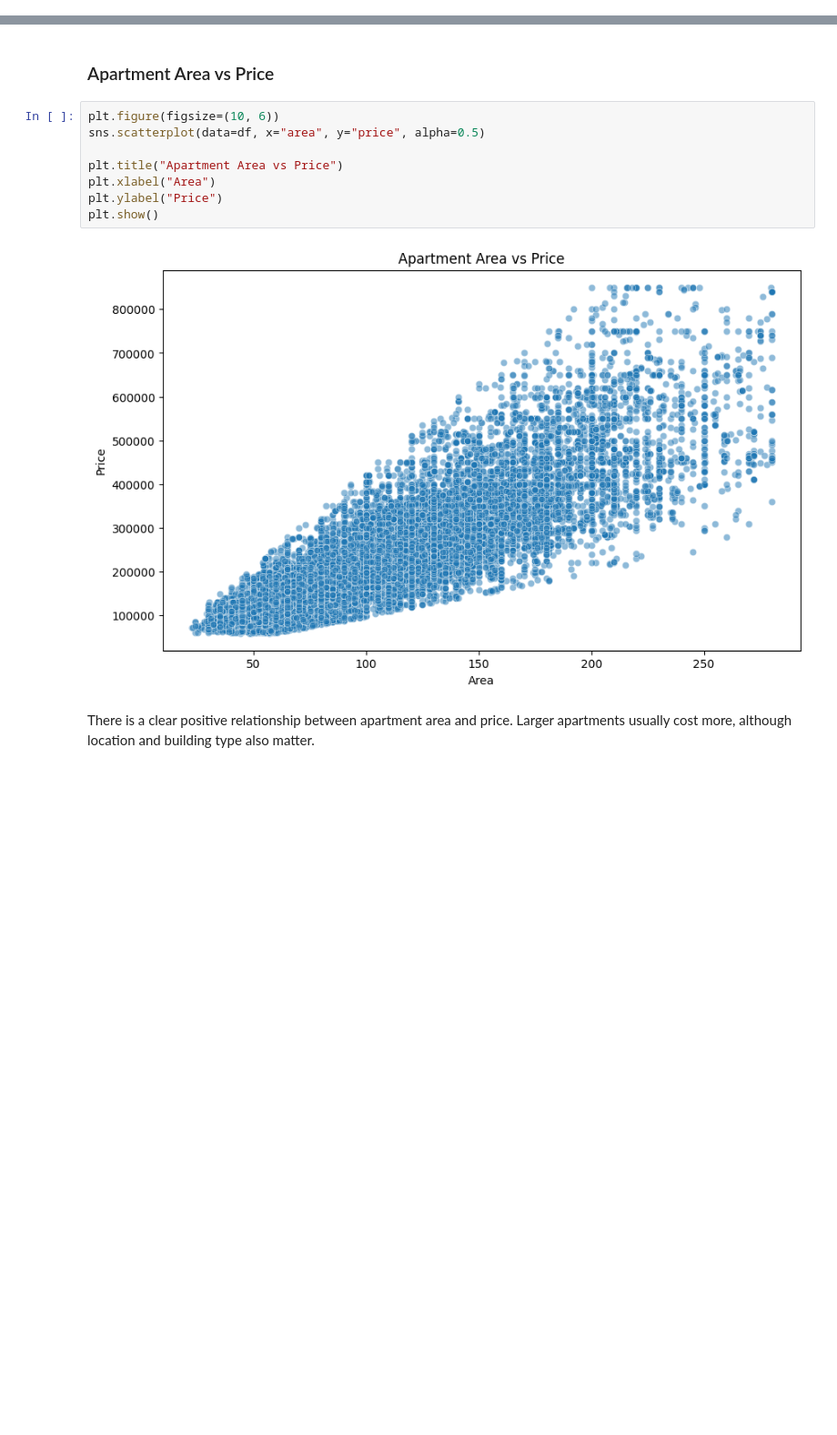
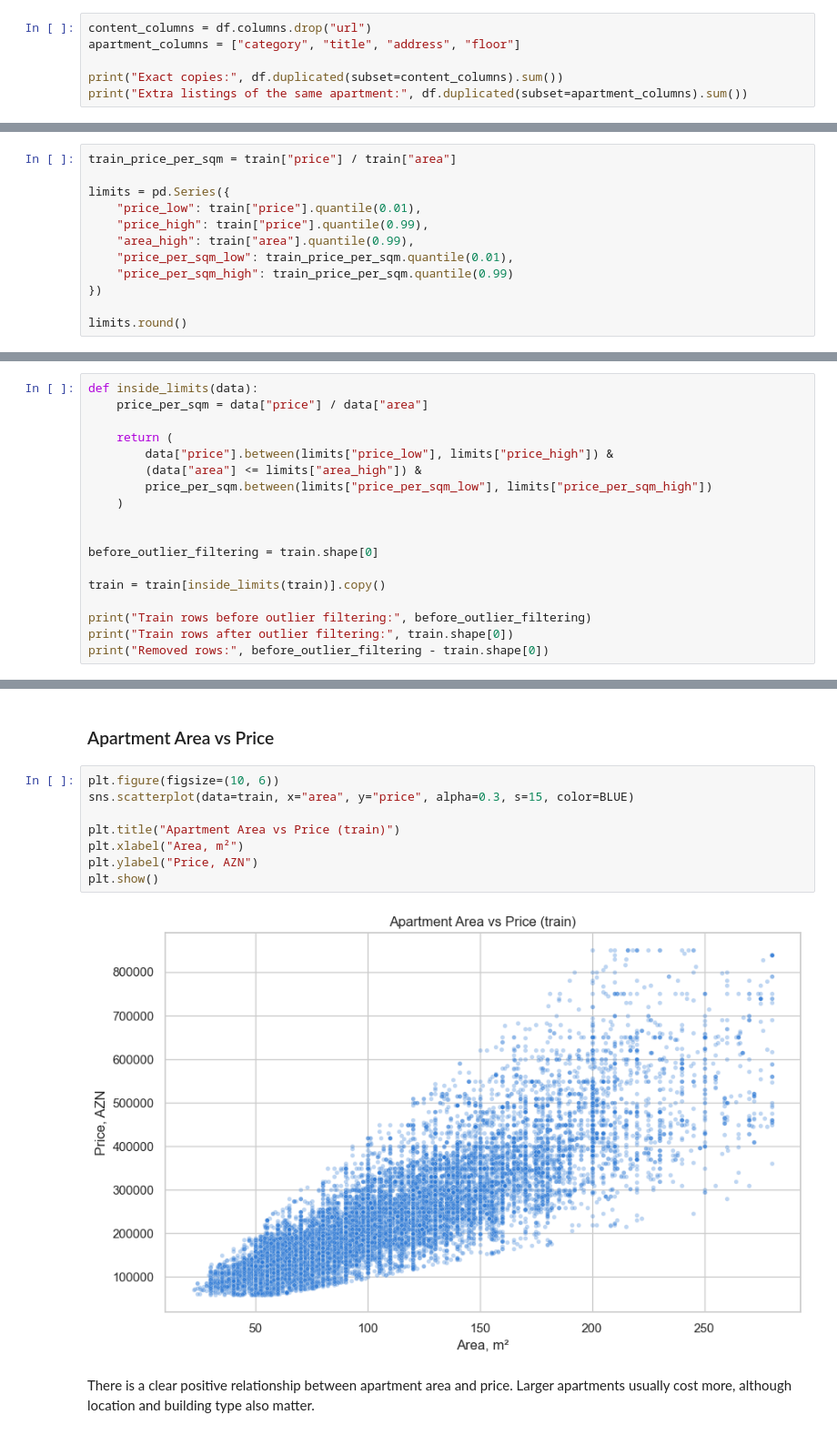
Before and after one commit to akshin777mansurov/house-price-prediction, a Jupyter notebook: House_Price_Prediction.ipynb, the cells around one changed output, grey strips where cells are left out. Shown at 91% size. Saved outputs shown, nothing was run; the diff lists cells and outputs as text; blank space fills up the shorter version.

```diff
--- a/House_Price_Prediction.ipynb
+++ b/House_Price_Prediction.ipynb
@@ -407,0 +320,6 @@ After cleaning the data, I explore apartment prices and the relationship between
+# %%
+content_columns = df.columns.drop("url")
+apartment_columns = ["category", "title", "address", "floor"]
+
+print("Exact copies:", df.duplicated(subset=content_columns).sum())
+print("Extra listings of the same apartment:", df.duplicated(subset=apartment_columns).sum())
@@ -407,0 +411,12 @@ After cleaning the data, I explore apartment prices and the relationship between
+# %%
+train_price_per_sqm = train["price"] / train["area"]
+
+limits = pd.Series({
+    "price_low": train["price"].quantile(0.01),
+    "price_high": train["price"].quantile(0.99),
+    "area_high": train["area"].quantile(0.99),
+    "price_per_sqm_low": train_price_per_sqm.quantile(0.01),
+    "price_per_sqm_high": train_price_per_sqm.quantile(0.99)
+})
+
+limits.round()
@@ -407,0 +430,18 @@ After cleaning the data, I explore apartment prices and the relationship between
+# %%
+def inside_limits(data):
+    price_per_sqm = data["price"] / data["area"]
+
+    return (
+        data["price"].between(limits["price_low"], limits["price_high"]) &
+        (data["area"] <= limits["area_high"]) &
+        price_per_sqm.between(limits["price_per_sqm_low"], limits["price_per_sqm_high"])
+    )
+
+
+before_outlier_filtering = train.shape[0]
+
+train = train[inside_limits(train)].copy()
+
+print("Train rows before outlier filtering:", before_outlier_filtering)
+print("Train rows after outlier filtering:", train.shape[0])
+print("Removed rows:", before_outlier_filtering - train.shape[0])
@@ -459,14 +513,14 @@ Apartments with more rooms generally have higher average prices. This makes sens
 ### Apartment Area vs Price
 # %%
 plt.figure(figsize=(10, 6))
-sns.scatterplot(data=df, x="area", y="price", alpha=0.5)
+sns.scatterplot(data=train, x="area", y="price", alpha=0.3, s=15, color=BLUE)
 
-plt.title("Apartment Area vs Price")
-plt.xlabel("Area")
-plt.ylabel("Price")
+plt.title("Apartment Area vs Price (train)")
+plt.xlabel("Area, m²")
+plt.ylabel("Price, AZN")
 plt.show()
 # %% [output]
-[figure, old version]
+[figure, new version]
 # %% [markdown]
 There is a clear positive relationship between apartment area and price. Larger apartments usually cost more, although location and building type also matter.
 # %% [markdown]
```
Also changed, not shown: parts of 161 cells of this notebook, 7 other files.
